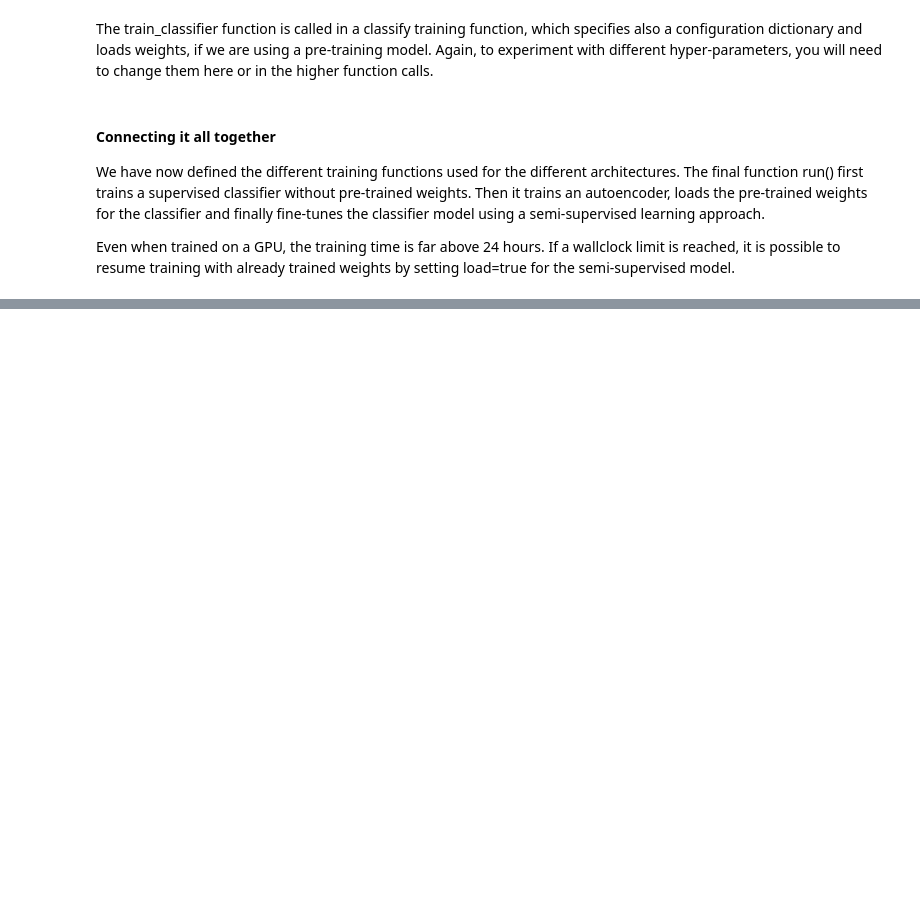
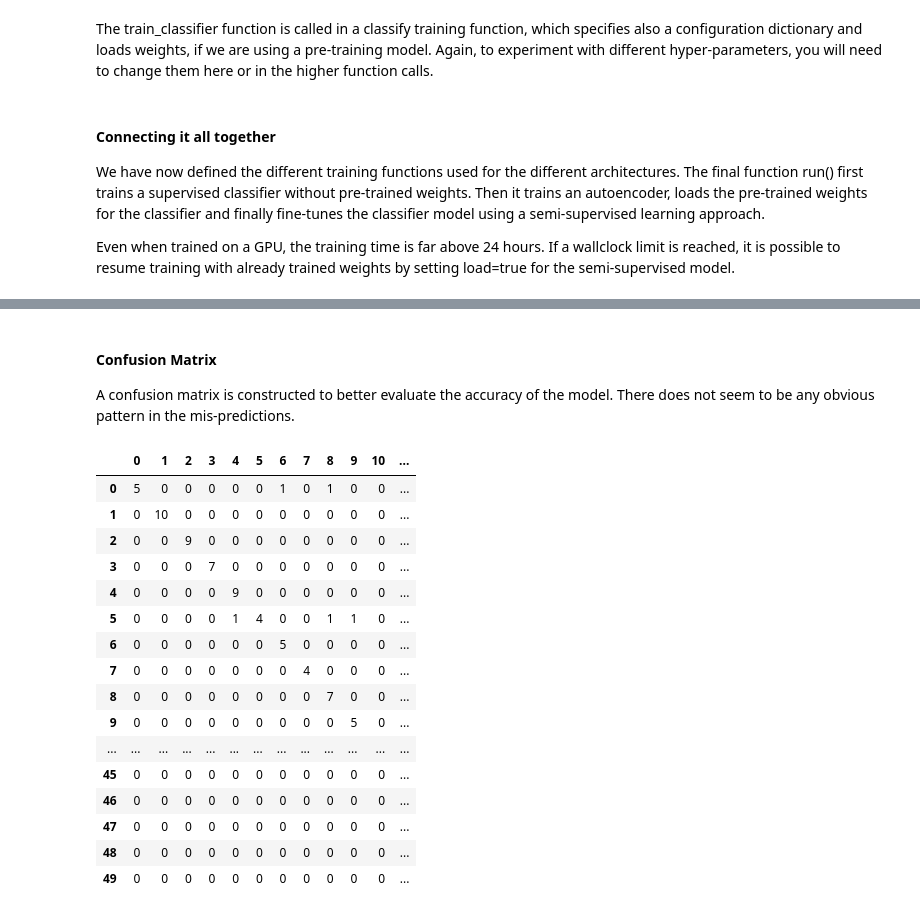
Before and after one commit to Rasmusafj/02456-deep-learning-project12, a Jupyter notebook: Step2_ESC-semi-supervised-learning.ipynb, the cells around one changed output, grey strips where cells are left out. Drawn from its saved outputs; the diff is of its cells as text; code cells hidden in the pictures; blank space fills up the shorter version.

```diff
--- a/Step2_ESC-semi-supervised-learning.ipynb
+++ b/Step2_ESC-semi-supervised-learning.ipynb
@@ -389,0 +401,41 @@ The final section shows our results and visualizations.
+# %% [markdown]
+#### Confusion Matrix
+
+A confusion matrix is constructed to better evaluate the accuracy of the model.
+There does not seem to be any obvious pattern in the mis-predictions.
+# %%
+def predict(classifier):
+    tests_batches = labeled_data_handler.get_test_batch_streamer(labeled_data_handler.test_size)
+    batch = next(tests_batches)
+    predictions = classifier.predict_on_batch(batch['X'])
+    y = batch['y']
+    return predictions.argmax(axis=1), y
+
+def create_confusion_matrix(classifier):
+    predictions, expected = predict(classifier)
+
+    matrix = confusion_matrix(expected, predictions)
+    matrix_df = pd.DataFrame(matrix)
+    # plot_confusion_matrix(matrix, classes=labeled_data_handler.esc_50_list)
+    return matrix_df
+
+pd.options.display.max_columns = 50
+create_confusion_matrix(classifier)
+# %% [output]
+|  | 0 | 1 | 2 | 3 | 4 | 5 | 6 | 7 | 8 | 9 | 10 | ... |
+| 0 | 5 | 0 | 0 | 0 | 0 | 0 | 1 | 0 | 1 | 0 | 0 | ... |
+| 1 | 0 | 10 | 0 | 0 | 0 | 0 | 0 | 0 | 0 | 0 | 0 | ... |
+| 2 | 0 | 0 | 9 | 0 | 0 | 0 | 0 | 0 | 0 | 0 | 0 | ... |
+| 3 | 0 | 0 | 0 | 7 | 0 | 0 | 0 | 0 | 0 | 0 | 0 | ... |
+| 4 | 0 | 0 | 0 | 0 | 9 | 0 | 0 | 0 | 0 | 0 | 0 | ... |
+| 5 | 0 | 0 | 0 | 0 | 1 | 4 | 0 | 0 | 1 | 1 | 0 | ... |
+| 6 | 0 | 0 | 0 | 0 | 0 | 0 | 5 | 0 | 0 | 0 | 0 | ... |
+| 7 | 0 | 0 | 0 | 0 | 0 | 0 | 0 | 4 | 0 | 0 | 0 | ... |
+| 8 | 0 | 0 | 0 | 0 | 0 | 0 | 0 | 0 | 7 | 0 | 0 | ... |
+| 9 | 0 | 0 | 0 | 0 | 0 | 0 | 0 | 0 | 0 | 5 | 0 | ... |
+| ... | ... | ... | ... | ... | ... | ... | ... | ... | ... | ... | ... | ... |
+| 45 | 0 | 0 | 0 | 0 | 0 | 0 | 0 | 0 | 0 | 0 | 0 | ... |
+| 46 | 0 | 0 | 0 | 0 | 0 | 0 | 0 | 0 | 0 | 0 | 0 | ... |
+| 47 | 0 | 0 | 0 | 0 | 0 | 0 | 0 | 0 | 0 | 0 | 0 | ... |
+| 48 | 0 | 0 | 0 | 0 | 0 | 0 | 0 | 0 | 0 | 0 | 0 | ... |
+| 49 | 0 | 0 | 0 | 0 | 0 | 0 | 0 | 0 | 0 | 0 | 0 | ... |
```
Also changed, not shown: parts of 19 cells of this notebook, 17 other files.
